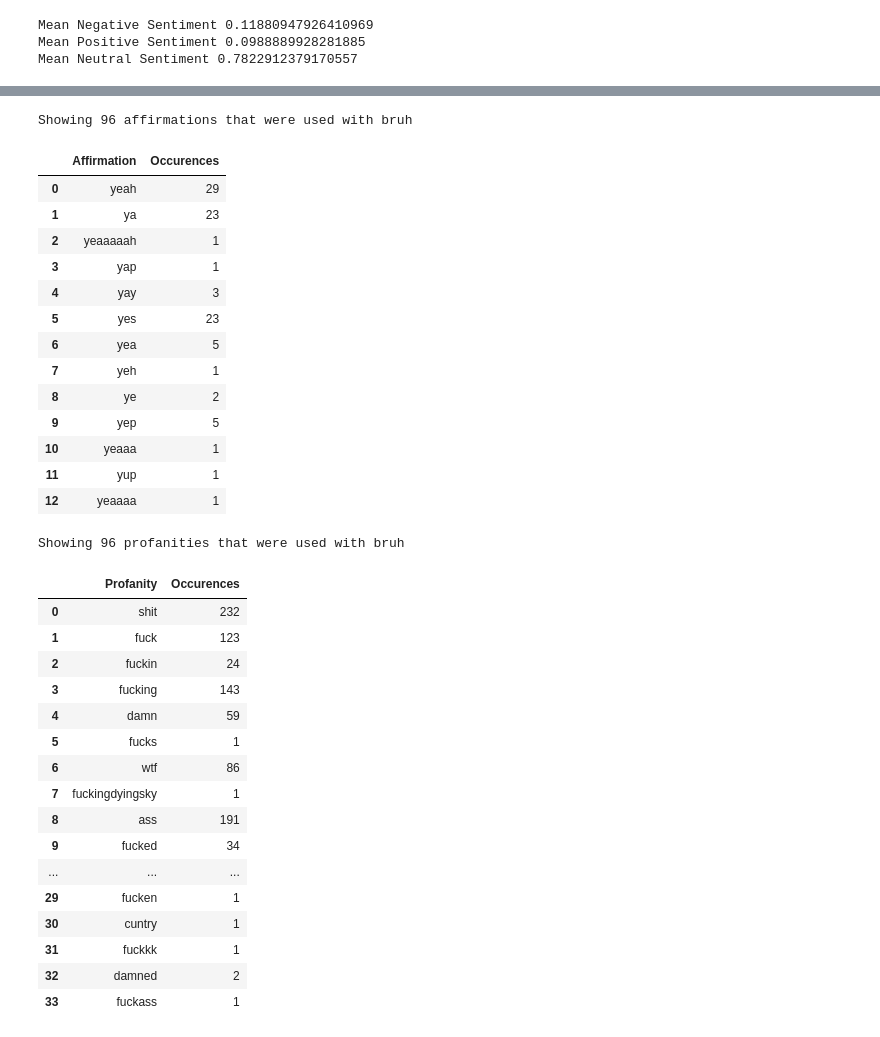
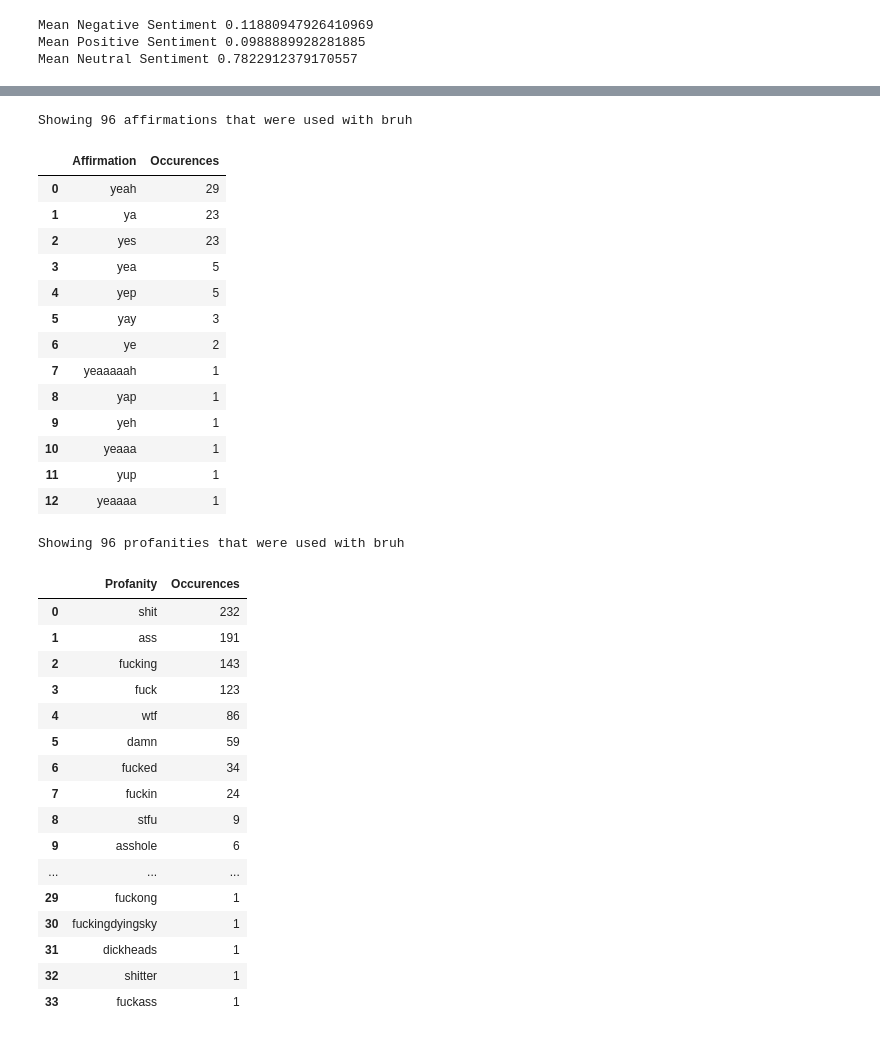
Before and after one commit to paceaux/social-pronouns, a Jupyter notebook: bruh.ipynb, the cells around one changed output, grey strips where cells are left out. Saved outputs shown, nothing was run; the diff lists cells and outputs as text; code cells hidden in the pictures.

```diff
--- a/bruh.ipynb
+++ b/bruh.ipynb
@@ -213,6 +215,8 @@ Showing 192 negations that were used with bruh
 | 8 | nooooo | 1 |
 # %%
 aff_table = pd.DataFrame(affirmations.items(), columns=['Affirmation', 'Occurences'])
+aff_table.sort_values("Occurences", axis=0, ascending=False, inplace=True)
+
 at = aff_table.reset_index(drop=True)
 
 at.style\
@@ -222,39 +226,41 @@ Showing 96 affirmations that were used with bruh
 |  | Affirmation | Occurences |
 | 0 | yeah | 29 |
 | 1 | ya | 23 |
-| 2 | yeaaaaah | 1 |
-| 3 | yap | 1 |
-| 4 | yay | 3 |
-| 5 | yes | 23 |
-| 6 | yea | 5 |
-| 7 | yeh | 1 |
-| 8 | ye | 2 |
-| 9 | yep | 5 |
+| 2 | yes | 23 |
+| 3 | yea | 5 |
+| 4 | yep | 5 |
+| 5 | yay | 3 |
+| 6 | ye | 2 |
+| 7 | yeaaaaah | 1 |
+| 8 | yap | 1 |
+| 9 | yeh | 1 |
 | 10 | yeaaa | 1 |
 | 11 | yup | 1 |
 | 12 | yeaaaa | 1 |
 # %%
 prof_table = pd.DataFrame(profanities.items(), columns=['Profanity', 'Occurences'])
+prof_table.sort_values("Occurences", axis=0, ascending=False, inplace=True)
+
 pt = prof_table.reset_index(drop=True)
 
 pt.style\
     .set_caption(f"Showing {total_profanities} profanities that were used with {pronoun}")
 # %% [output]
 Showing 96 profanities that were used with bruh
 |  | Profanity | Occurences |
 | 0 | shit | 232 |
-| 1 | fuck | 123 |
-| 2 | fuckin | 24 |
-| 3 | fucking | 143 |
-| 4 | damn | 59 |
-| 5 | fucks | 1 |
-| 6 | wtf | 86 |
-| 7 | fuckingdyingsky | 1 |
-| 8 | ass | 191 |
-| 9 | fucked | 34 |
+| 1 | ass | 191 |
+| 2 | fucking | 143 |
+| 3 | fuck | 123 |
+| 4 | wtf | 86 |
+| 5 | damn | 59 |
+| 6 | fucked | 34 |
+| 7 | fuckin | 24 |
+| 8 | stfu | 9 |
+| 9 | asshole | 6 |
 | ... | ... | ... |
-| 29 | fucken | 1 |
-| 30 | cuntry | 1 |
-| 31 | fuckkk | 1 |
-| 32 | damned | 2 |
+| 29 | fuckong | 1 |
+| 30 | fuckingdyingsky | 1 |
+| 31 | dickheads | 1 |
+| 32 | shitter | 1 |
 | 33 | fuckass | 1 |
```
Also changed, not shown: parts of 3 cells of this notebook, 1 other file.
